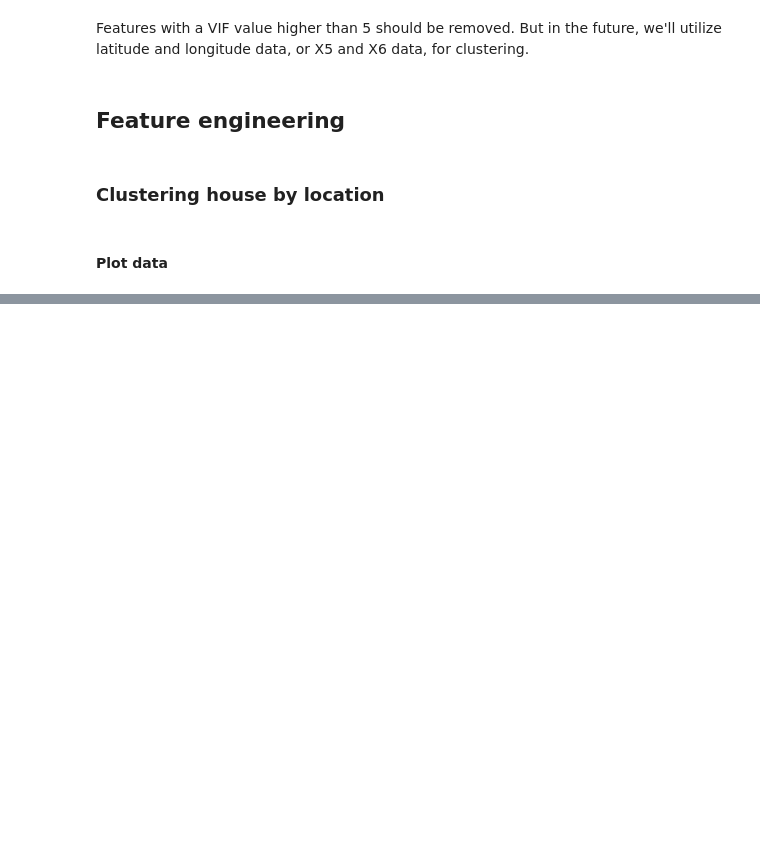
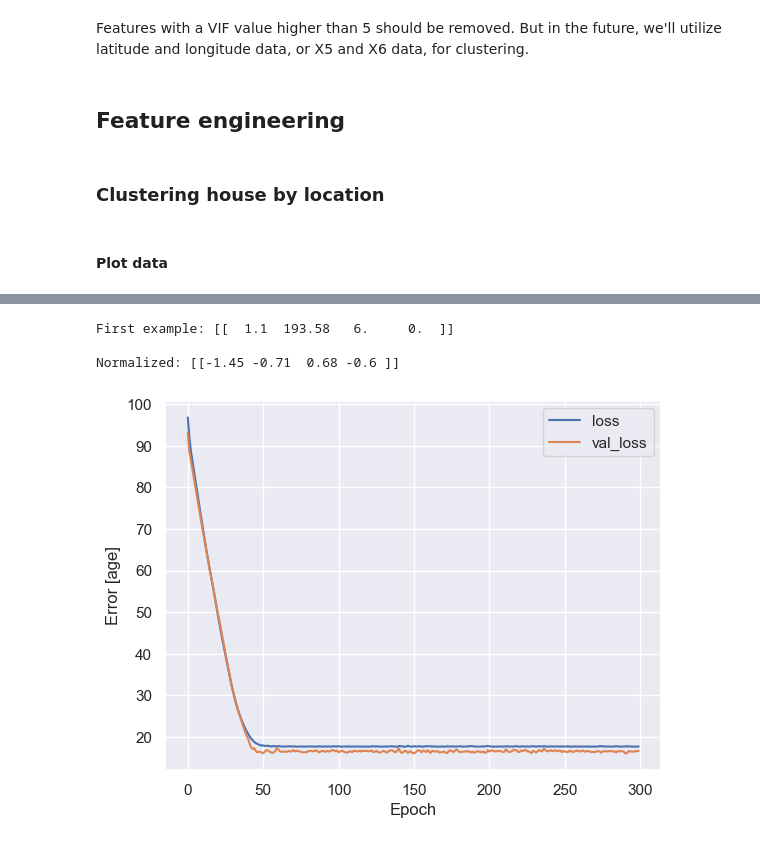
Before and after one commit to jakkritsonsanit/house-price-prediction, a Jupyter notebook: Notebook/Untitled.ipynb, the cells around one changed output, grey strips where cells are left out. Drawn from its saved outputs; the diff is of its cells as text; code cells hidden in the pictures; blank space fills up the shorter version.

Commit message:
Add modelling (LR).

```diff
--- a/Notebook/Untitled.ipynb
+++ b/Notebook/Untitled.ipynb
@@ -221,0 +273,41 @@ dataset
+# %%
+first = np.array(train_features[:1])
+
+with np.printoptions(precision=2, suppress=True):
+    print('First example:', first)
+    print()
+    print('Normalized:', normalizer(first).numpy())
+# %% [output]
+First example: [[  1.1  193.58   6.     0.  ]]
+
+Normalized: [[-1.45 -0.71  0.68 -0.6 ]]
+# %%
+linear_model = Sequential([
+    normalizer,
+    layers.Dense(units=1)
+])
+# %%
+linear_model.compile(
+    optimizer=keras.optimizers.Adam(learning_rate=0.1),
+    loss='mean_absolute_percentage_error')
+# %%
+history = linear_model.fit(
+    train_features,
+    train_labels,
+    epochs=300,
+    verbose=0,
+    validation_split=0.2)
+# %%
+def plot_loss(history):
+    plt.plot(history.history['loss'], label='loss')
+    plt.plot(history.history['val_loss'], label='val_loss')
+#     plt.ylim([0, 1])
+    plt.xlabel('Epoch')
+    plt.ylabel('Error [age]')
+    plt.legend()
+    plt.grid(True)
+    plt.show()
+# %%
+plot_loss(history)
+# %% [output]
+[figure, added]
```
Also changed, not shown: parts of 20 cells of this notebook.
